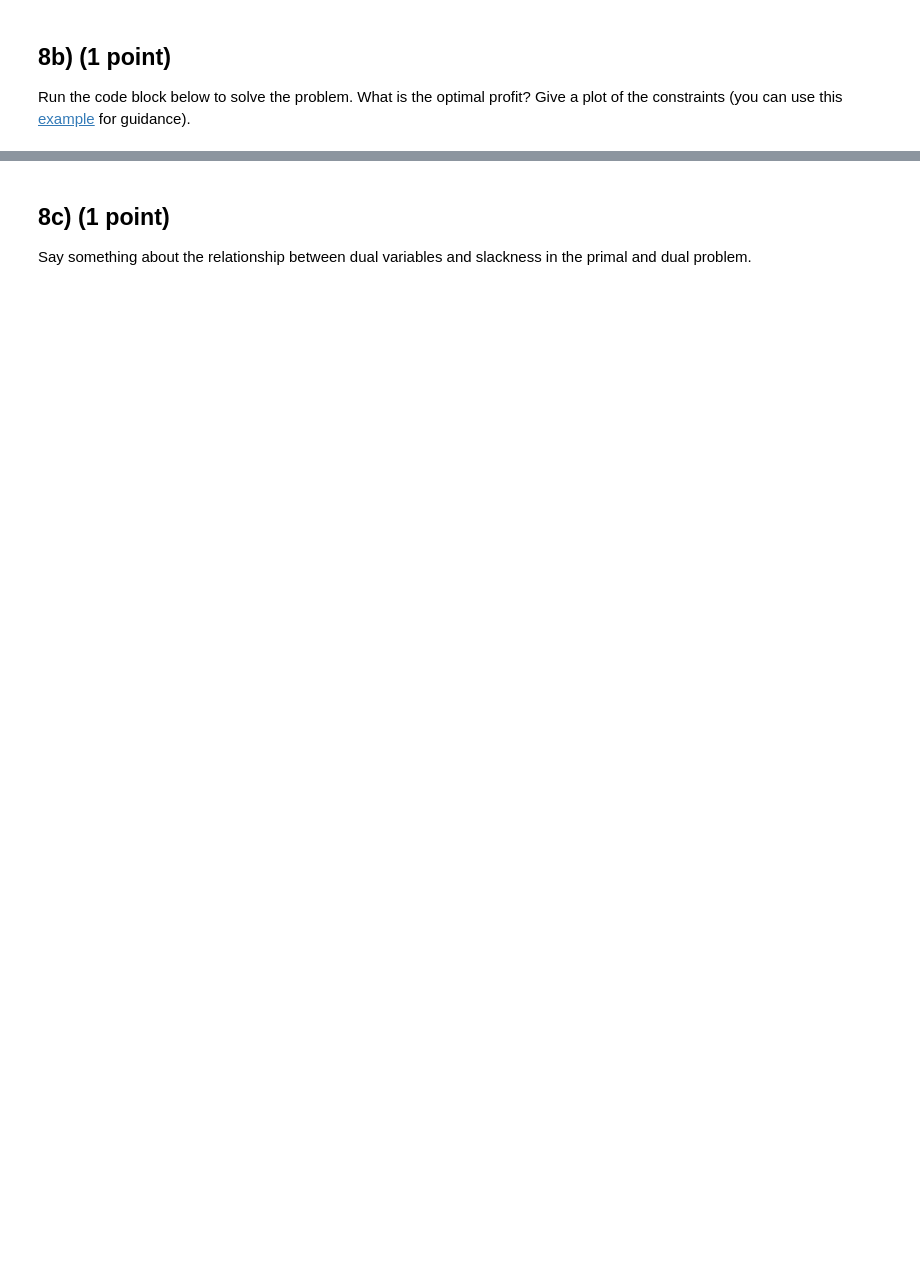
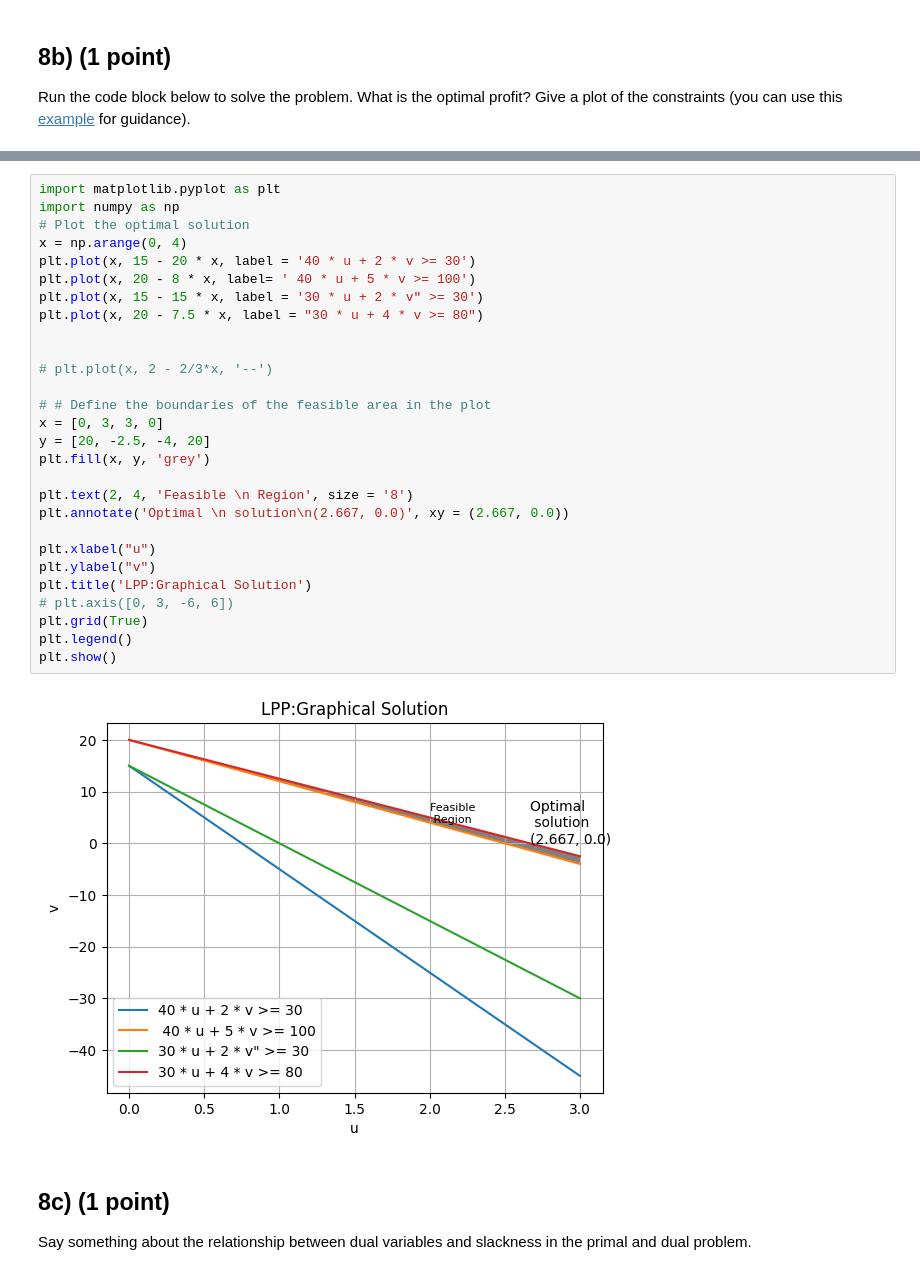
Before and after one commit to delee5695/advanced-algorithms-2025-01, a Jupyter notebook: lab-assignments/01-linear-programming/01-linear-programming.ipynb, the cells around one changed output, grey strips where cells are left out. Saved outputs shown, nothing was run; the diff lists cells and outputs as text; blank space fills up the shorter version.

```diff
--- a/lab-assignments/01-linear-programming/01-linear-programming.ipynb
+++ b/lab-assignments/01-linear-programming/01-linear-programming.ipynb
@@ -455,3 +553,33 @@ NameError: name 'dual_model' is not defined
+# %%
+import matplotlib.pyplot as plt
+import numpy as np
+# Plot the optimal solution
+x = np.arange(0, 4)
+plt.plot(x, 15 - 20 * x, label = '40 * u + 2 * v >= 30')
+plt.plot(x, 20 - 8 * x, label= ' 40 * u + 5 * v >= 100')
+plt.plot(x, 15 - 15 * x, label = '30 * u + 2 * v" >= 30')
+plt.plot(x, 20 - 7.5 * x, label = "30 * u + 4 * v >= 80")
+
+
+# plt.plot(x, 2 - 2/3*x, '--')
+
+# # Define the boundaries of the feasible area in the plot
+x = [0, 3, 3, 0]
+y = [20, -2.5, -4, 20]
+plt.fill(x, y, 'grey')
+
+plt.text(2, 4, 'Feasible \n Region', size = '8')
+plt.annotate('Optimal \n solution\n(2.667, 0.0)', xy = (2.667, 0.0))
+
+plt.xlabel("u")
+plt.ylabel("v")
+plt.title('LPP:Graphical Solution')
+# plt.axis([0, 3, -6, 6])
+plt.grid(True)
+plt.legend()
+plt.show()
+# %% [output]
+[figure, added]
 # %% [markdown]
 ## 8c) (1 point)
 Say something about the relationship between dual variables and slackness in the primal and dual problem.
```
Also changed, not shown: parts of 14 cells of this notebook.
